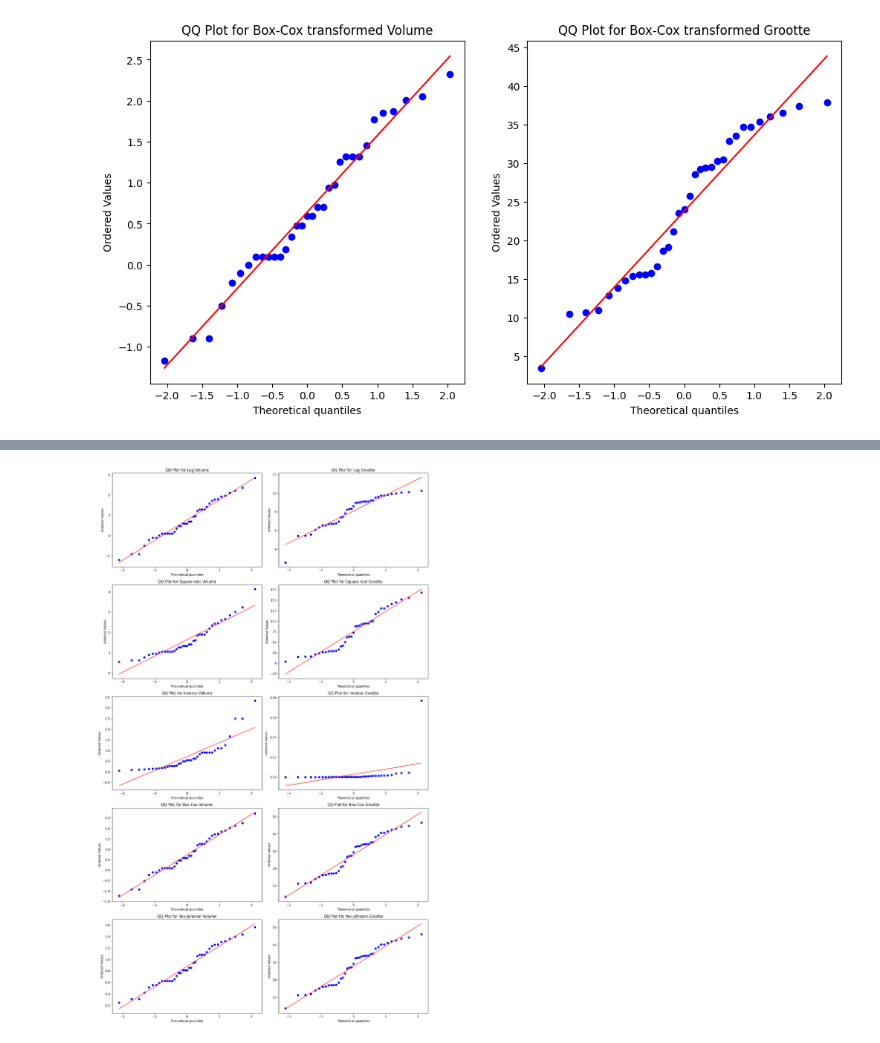
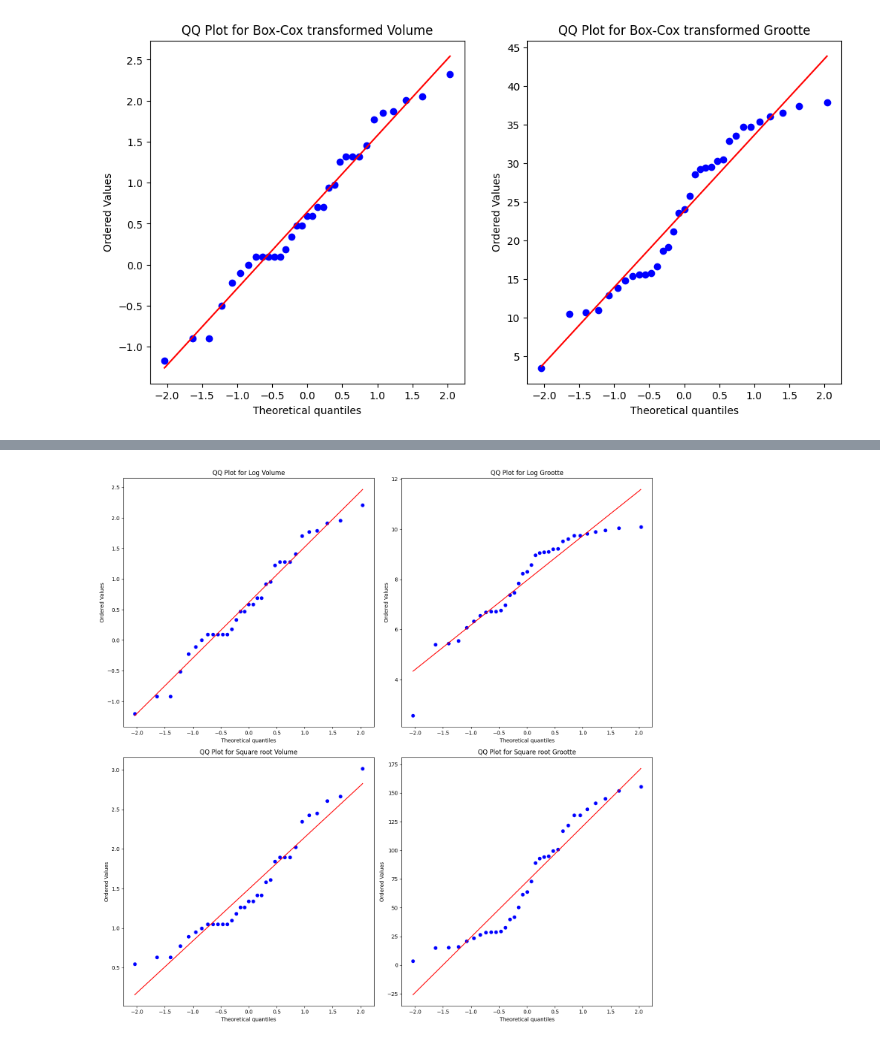
Before and after one commit to Nabla7/intro_stats, a Jupyter notebook: Untitled.ipynb, the cells around one changed output, grey strips where cells are left out. Cells and saved outputs as stored; diff of their text form; code cells hidden in the pictures.

```diff
--- a/Untitled.ipynb
+++ b/Untitled.ipynb
@@ -501,14 +413,6 @@ df['Grootte_log'] = np.log(df['Grootte'])
 df['Volume_sqrt'] = np.sqrt(df['Volume'])
 df['Grootte_sqrt'] = np.sqrt(df['Grootte'])
 
-df['Volume_inv'] = 1 / df['Volume']
-df['Grootte_inv'] = 1 / df['Grootte']
-
-df['Volume_boxcox'], _ = stats.boxcox(df['Volume'])
-df['Grootte_boxcox'], _ = stats.boxcox(df['Grootte'])
-
-df['Volume_yeojohnson'], _ = yeojohnson(df['Volume'])
-df['Grootte_yeojohnson'], _ = yeojohnson(df['Grootte'])
 
 # Create boxplots for Volume
 plt.figure(figsize=(18, 10))
@@ -520,18 +424,6 @@ plt.subplot(2, 3, 2)
 sns.boxplot(df['Volume_sqrt'])
 plt.title('Boxplot of Square Root transformed Volume')
 
-plt.subplot(2, 3, 3)
-sns.boxplot(df['Volume_inv'])
-plt.title('Boxplot of Inverse transformed Volume')
-
-plt.subplot(2, 3, 4)
-sns.boxplot(df['Volume_boxcox'])
-plt.title('Boxplot of Box-Cox transformed Volume')
-
-plt.subplot(2, 3, 5)
-sns.boxplot(df['Volume_yeojohnson'])
-plt.title('Boxplot of Yeo-Johnson transformed Volume')
-
 # Create boxplots for Grootte
 plt.figure(figsize=(18, 10))
 plt.subplot(2, 3, 1)
@@ -542,17 +434,8 @@ plt.subplot(2, 3, 2)
 sns.boxplot(df['Grootte_sqrt'])
 plt.title('Boxplot of Square Root transformed Grootte')
 
-plt.subplot(2, 3, 3)
-sns.boxplot(df['Grootte_inv'])
-plt.title('Boxplot of Inverse transformed Grootte')
 
-plt.subplot(2, 3, 4)
-sns.boxplot(df['Grootte_boxcox'])
-plt.title('Boxplot of Box-Cox transformed Grootte')
 
-plt.subplot(2, 3, 5)
-sns.boxplot(df['Grootte_yeojohnson'])
-plt.title('Boxplot of Yeo-Johnson transformed Grootte')
 
 plt.tight_layout()
 plt.show()
@@ -566,44 +449,35 @@ from scipy import stats
 from scipy.special import inv_boxcox
 import matplotlib.pyplot as plt
 
-# Load your data
-# df = pd.read_csv('eik.csv')
 
 # Set up the figure for the QQ plots
-fig, axs = plt.subplots(5, 2, figsize=(15, 25))
+fig, axs = plt.subplots(2, 2, figsize=(15, 15))
 
 # Apply transformations and plot
 transformations = {'Log': np.log,
-                   'Square root': np.sqrt,
-                   'Inverse': np.reciprocal,
-                   'Box-Cox': lambda x: stats.boxcox(x)[0],
-                   'Yeo-Johnson': lambda x: stats.yeojohnson(x)[0]}
+                   'Square root': np.sqrt, }
 
 # Ensure 'Volume' and 'Grootte' don't have zeros or negatives
 df.loc[df['Volume'] <= 0, 'Volume'] = np.nan
 df.loc[df['Grootte'] <= 0, 'Grootte'] = np.nan
 
 # Loop through transformations
 for i, (name, function) in enumerate(transformations.items()):
 
-    # Skip Box-Cox and Yeo-Johnson if data has NaN values
-    if name in ['Box-Cox', 'Yeo-Johnson'] and df[['Volume', 'Grootte']].isna().any().any():
-        print(f"Skipping {name} due to NaN values in 'Volume' or 'Grootte'")
-        continue
 
     df[name + '_Volume'] = function(df['Volume'])
     df[name + '_Grootte'] = function(df['Grootte'])
 
     # Plot QQ plot for Volume
     stats.probplot(df[name + '_Volume'].dropna(), dist="norm", plot=axs[i, 0])
     axs[i, 0].set_title('QQ Plot for ' + name + ' Volume')
 
     # Plot QQ plot for Grootte
     stats.probplot(df[name + '_Grootte'].dropna(), dist="norm", plot=axs[i, 1])
     axs[i, 1].set_title('QQ Plot for ' + name + ' Grootte')
 
 # Adjust layout
 plt.tight_layout()
 plt.show()
 # %% [output]
-[figure, old version]
+[figure, new version]
```
Also changed, not shown: parts of 13 cells of this notebook.
